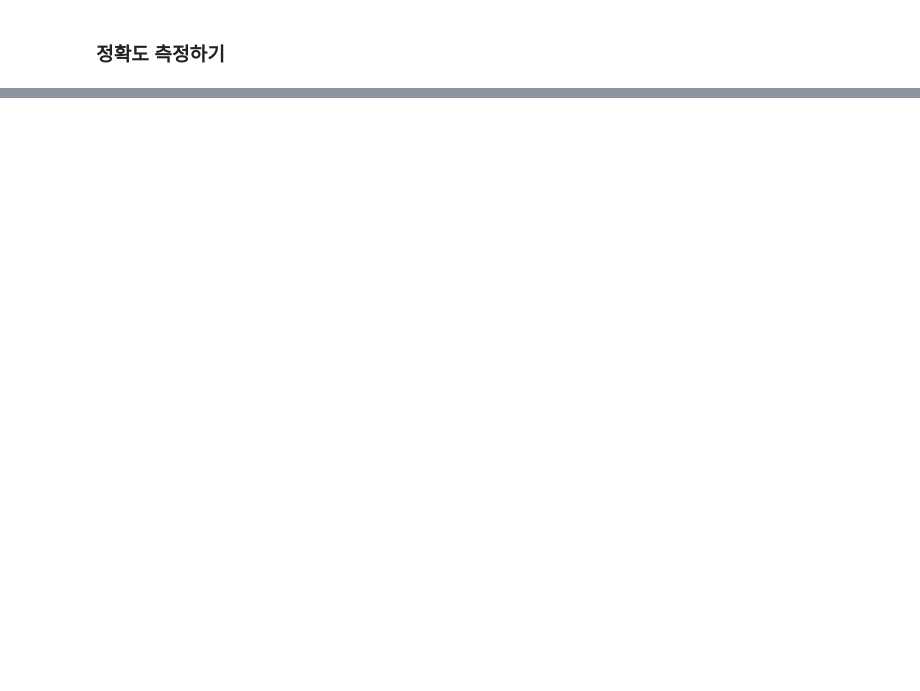
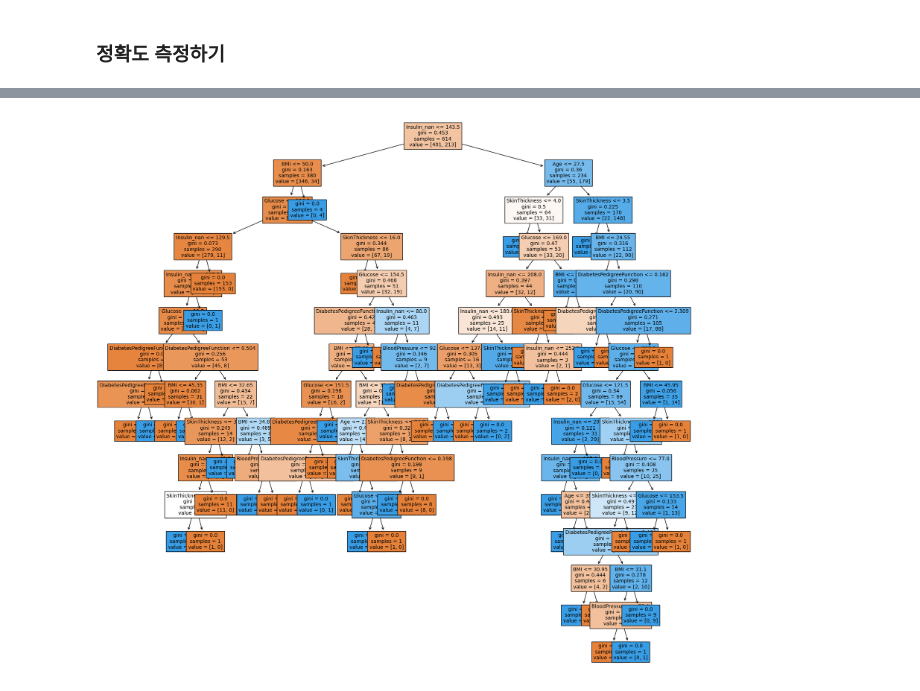
Before and after one commit to skqorrla/N_DSP_2024, a Jupyter notebook: week3_example.ipynb, the cells around one changed output, grey strips where cells are left out. Drawn from its saved outputs; the diff is of its cells as text; code cells hidden in the pictures; blank space fills up the shorter version.

```diff
--- a/week3_example.ipynb
+++ b/week3_example.ipynb
@@ -201,0 +434,44 @@ model.score(x_test,y_test)
+# %%
+# 결측치 채우기
+# outcome == 1(0) 이고 insulin_nan 의 값이 결측치인 경우, 그 때의 열 가져옴
+df.loc[(df["Outcome"] ==0) & (df["Insulin_nan"].isnull()), "Insulin_nan"] = 130
+df.loc[(df["Outcome"] ==1) & (df["Insulin_nan"].isnull()), "Insulin_nan"] = 206
+# %%
+# 학습, 예측 전과정
+from sklearn.tree import DecisionTreeClassifier
+from sklearn.tree import plot_tree
+
+model = DecisionTreeClassifier(random_state=42)
+
+split_count = int(df.shape[0] * 0.8)
+
+train = df[:split_count].copy()
+test = df[split_count:].copy()
+
+feature_names = train.columns.tolist()
+feature_names.remove("Pregnancies")
+feature_names.remove("Outcome")
+feature_names.remove("Age_low")
+feature_names.remove("Age_middle")
+feature_names.remove("Age_high")
+feature_names.remove("Insulin")
+
+label_name = "Outcome"
+
+X_train = train[feature_names]
+y_train = train[label_name]
+
+X_test = test[feature_names]
+y_test = test[label_name]
+
+model.fit(X_train, y_train)
+
+y_predict = model.predict(X_test)
+
+plt.figure(figsize=(20,20))
+tree = plot_tree(model,
+                 feature_names=feature_names,
+                 filled=True,
+                 fontsize=10)
+# %% [output]
+[figure, added]
```
Also changed, not shown: parts of 40 cells of this notebook.
